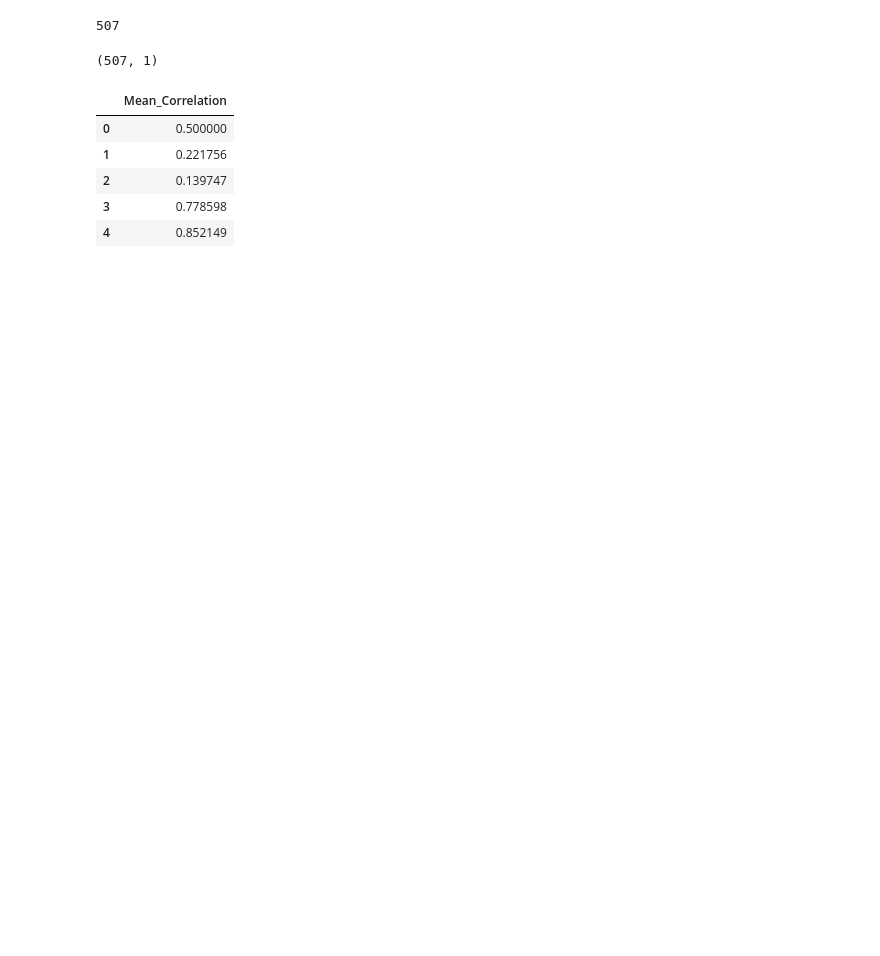
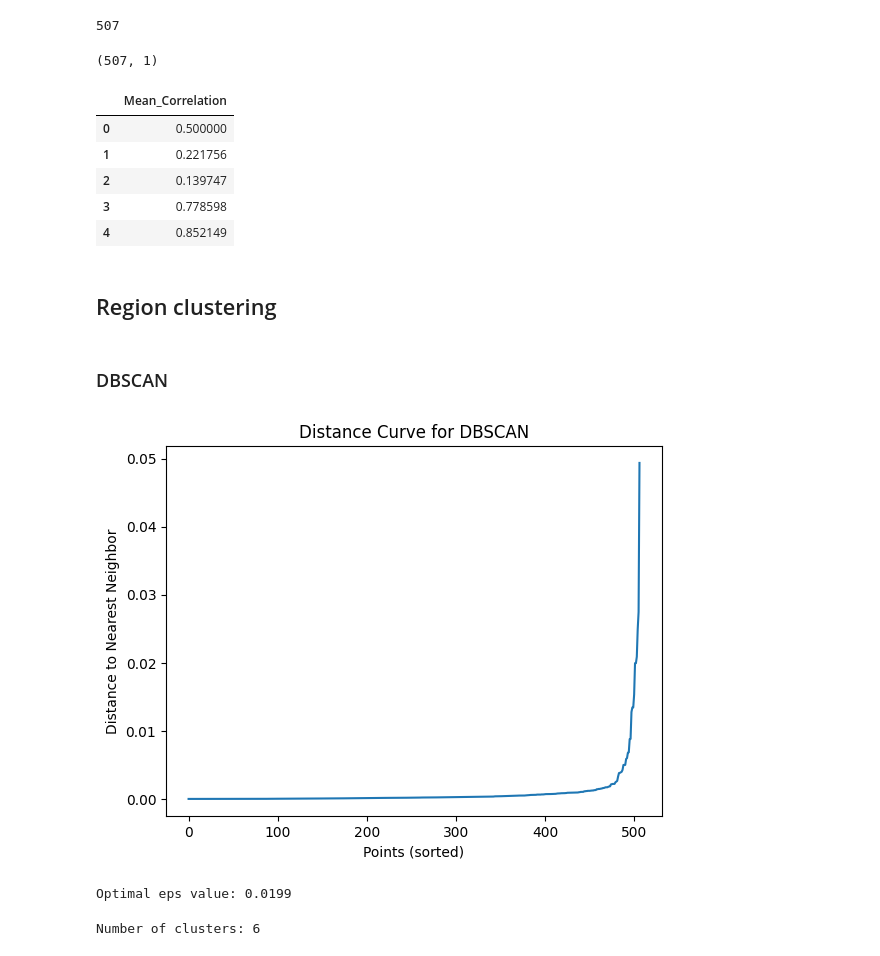
Before and after one commit to killica/Cluster-analysis-of-epigenome, a Jupyter notebook: ClusterAnalysisOfEpigenome.ipynb, the cells around one changed output. Drawn from its saved outputs; the diff is of its cells as text; code cells hidden in the pictures; blank space fills up the shorter version.

Commit message:
Add DBSCAN clustering for regions

```diff
--- a/ClusterAnalysisOfEpigenome.ipynb
+++ b/ClusterAnalysisOfEpigenome.ipynb
@@ -334,7 +345,7 @@ for region in region_ranges:
     })
 
 # Create a DataFrame for clustering
-regions_df = pd.DataFrame(region_features)
+regions_df = pd.DataFrame(regions)
 # %%
 regions_df.shape
 # %% [output]
@@ -348,7 +359,41 @@ regions_df.head()
 | 2 | 0.139747 |
 | 3 | 0.778598 |
 | 4 | 0.852149 |
+# %% [markdown]
+## Region clustering
 # %%
 # TODO: KMeans - Lazar
+# %% [markdown]
+### DBSCAN
 # %%
-# TODO: DEBSCAN - Lana
+# Finding optimal eps using Distance Curve
+neigh = NearestNeighbors(n_neighbors=2)
+neigh.fit(regions_df)
+distances, _ = neigh.kneighbors(regions_df)
+sorted_distances = np.sort(distances[:, 1])
+
+# Visualising distance curve
+import matplotlib.pyplot as plt
+plt.plot(sorted_distances)
+plt.title('Distance Curve for DBSCAN')
+plt.xlabel('Points (sorted)')
+plt.ylabel('Distance to Nearest Neighbor')
+plt.show()
+# %% [output]
+[figure, added]
+# %%
+# Detect the elbow point
+knee_locator = KneeLocator(range(len(sorted_distances)), sorted_distances, curve="convex", direction="increasing")
+optimal_eps = sorted_distances[knee_locator.knee]
+
+print(f"Optimal eps value: {optimal_eps:.4f}")
+# %% [output]
+Optimal eps value: 0.0199
+# %%
+dbscan = DBSCAN(eps=optimal_eps, min_samples=5)
+region_clusters = dbscan.fit_predict(regions_df)
+
+unique_clusters = np.unique(region_clusters)
+print(f'Number of clusters: {len(unique_clusters)}')
+# %% [output]
+Number of clusters: 6
```
Also changed, not shown: parts of 5 cells of this notebook.
